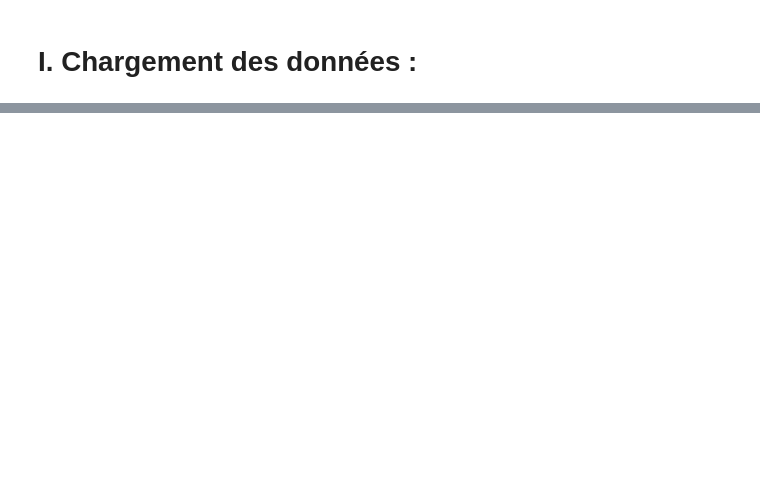
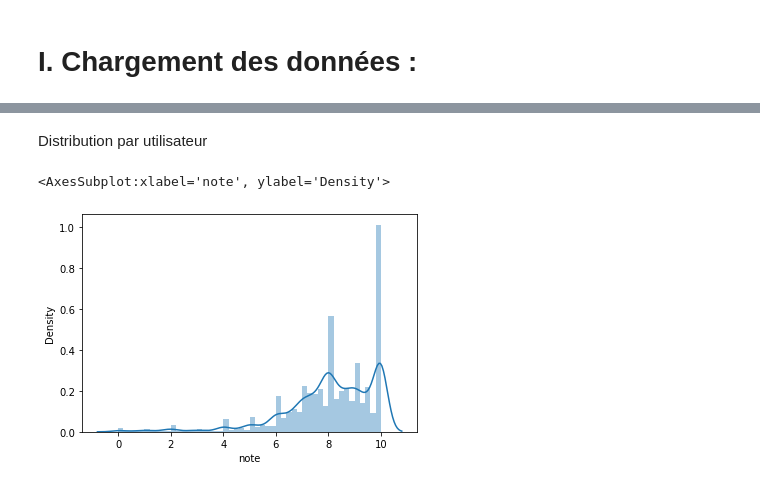
Before and after one commit to Amayas29/review-analysis, a Jupyter notebook: src/6_filtrage_colaboratif.ipynb, the cells around one changed output, grey strips where cells are left out. Drawn from its saved outputs; the diff is of its cells as text; code cells hidden in the pictures; blank space fills up the shorter version.

```diff
--- a/src/6_filtrage_colaboratif.ipynb
+++ b/src/6_filtrage_colaboratif.ipynb
@@ -71,0 +103,8 @@ print(ratings_matrix)
+# %% [markdown]
+Distribution par utilisateur
+# %%
+user_means = df_avis.groupby("author")["note"].mean()
+sns.distplot(user_means)
+# %% [output]
+<AxesSubplot:xlabel='note', ylabel='Density'>
+[figure, added]
```
Also changed, not shown: parts of 42 cells of this notebook.
